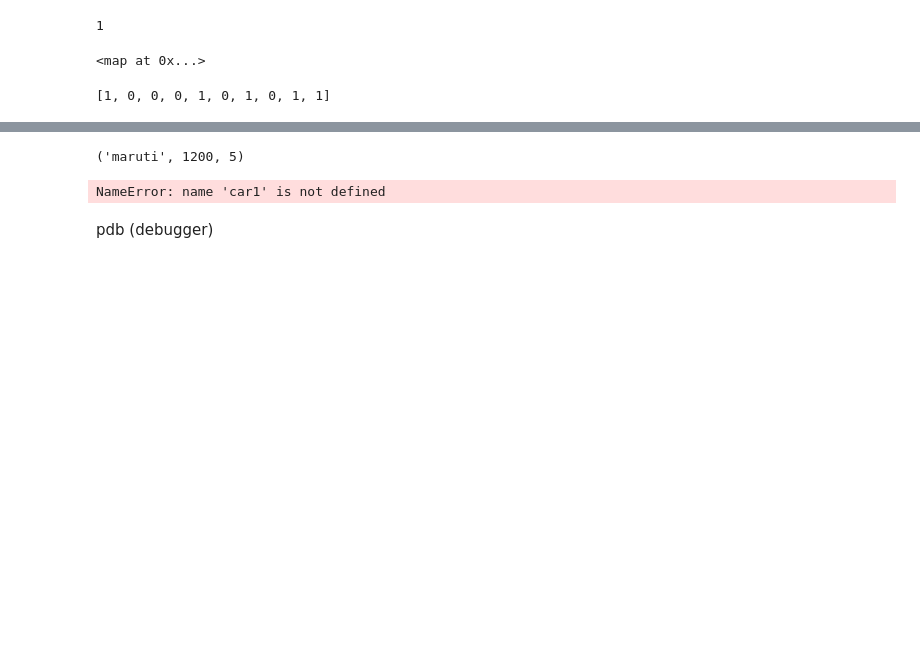
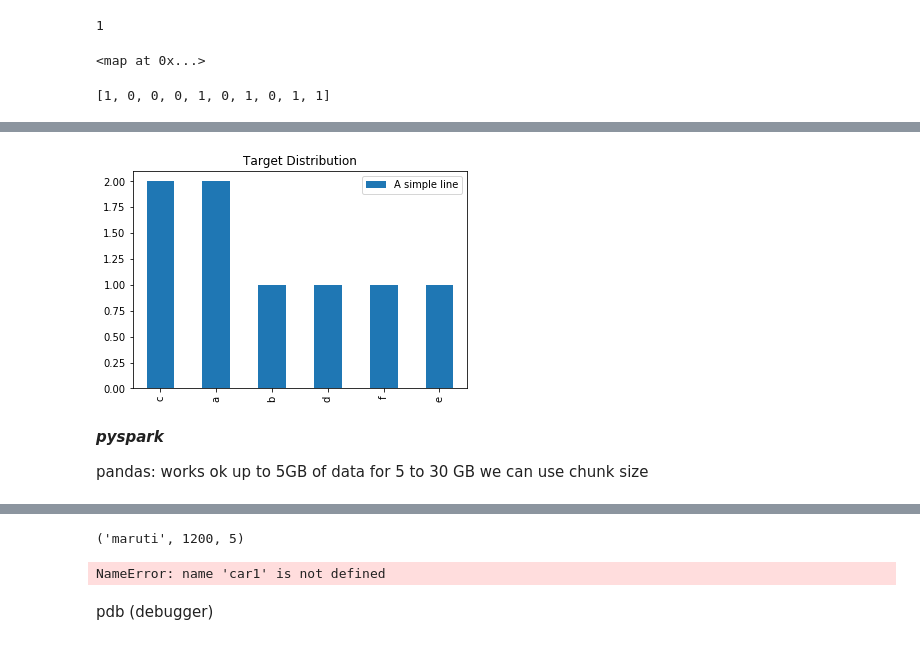
Before and after one commit to arijitde-marvell/python_misc, a Jupyter notebook: python_miscellaneous.ipynb, the cells around one changed output, grey strips where cells are left out. Saved outputs shown, nothing was run; the diff lists cells and outputs as text; code cells hidden in the pictures; blank space fills up the shorter version.

```diff
--- a/python_miscellaneous.ipynb
+++ b/python_miscellaneous.ipynb
@@ -54,0 +79,14 @@ OOP
+# %%
+plt.title('Target Distribution')
+data.plot.bar()
+
+plt.legend(['A simple line'])
+plt.show()
+# %% [output]
+[figure, added]
+# %% [markdown]
+***pyspark***
+
+pandas:
+works ok up to 5GB of data
+for 5 to 30 GB we can use chunk size
```
Also changed, not shown: parts of 31 cells of this notebook.
